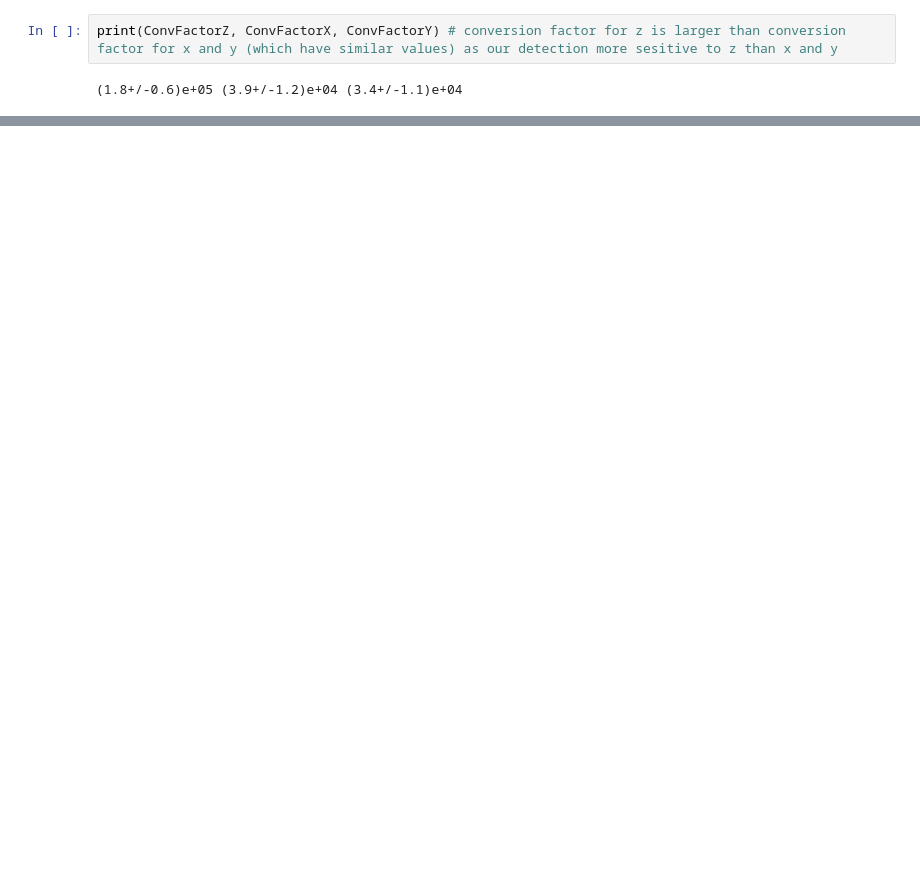
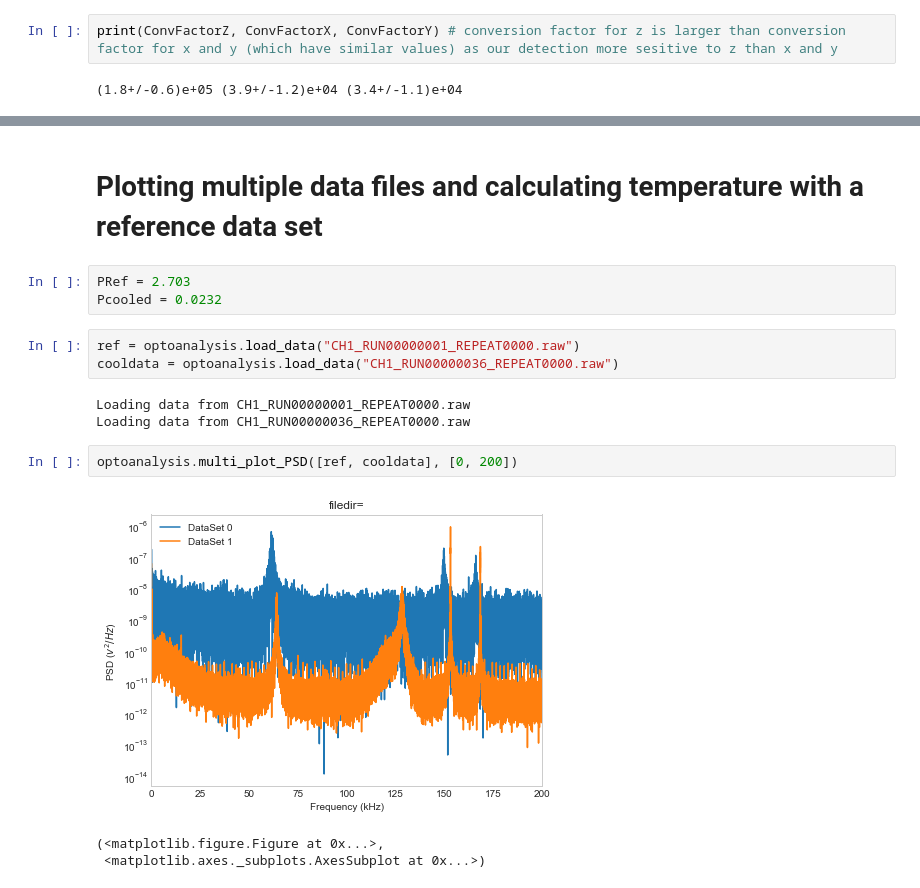
Before and after one commit to AshleySetter/optoanalysis, a Jupyter notebook: Usage_Demonstration.ipynb, the cells around one changed output, grey strips where cells are left out. Drawn from its saved outputs; the diff is of its cells as text; blank space fills up the shorter version.

```diff
--- a/Usage_Demonstration.ipynb
+++ b/Usage_Demonstration.ipynb
@@ -83,0 +101,17 @@ This will take ~ 0.3383333333333333 minutes
+# %% [markdown]
+# Plotting multiple data files and calculating temperature with a reference data set
+# %%
+PRef = 2.703
+Pcooled = 0.0232
+# %%
+ref = optoanalysis.load_data("CH1_RUN00000001_REPEAT0000.raw")
+cooldata = optoanalysis.load_data("CH1_RUN00000036_REPEAT0000.raw")
+# %% [output]
+Loading data from CH1_RUN00000001_REPEAT0000.raw
+Loading data from CH1_RUN00000036_REPEAT0000.raw
+# %%
+optoanalysis.multi_plot_PSD([ref, cooldata], [0, 200])
+# %% [output]
+[figure, added]
+(<matplotlib.figure.Figure at 0x...>,
+ <matplotlib.axes._subplots.AxesSubplot at 0x...>)
```
Also changed, not shown: parts of 21 cells of this notebook.
